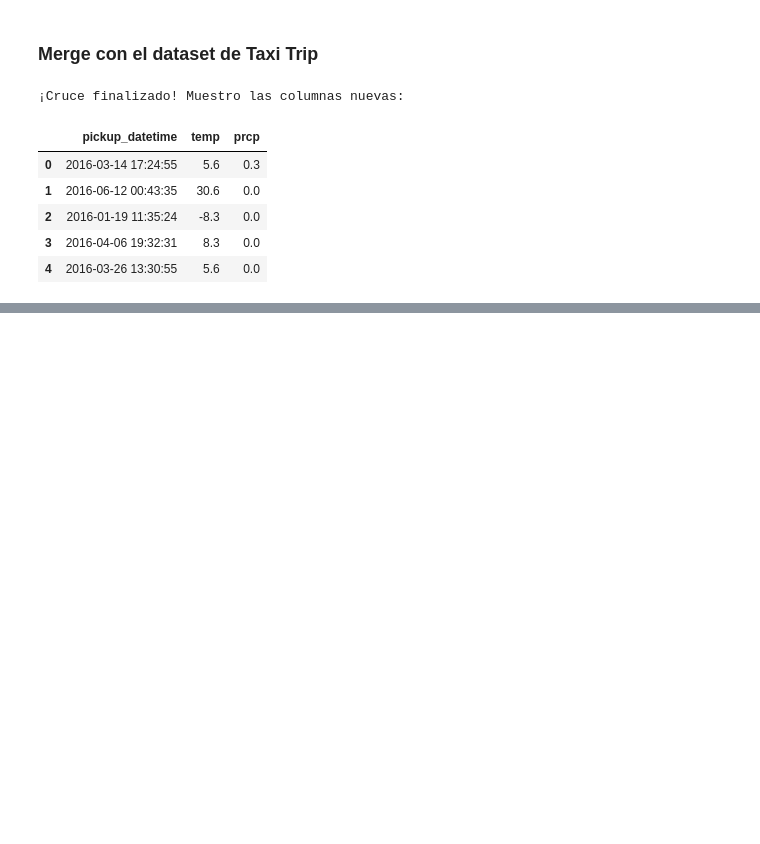
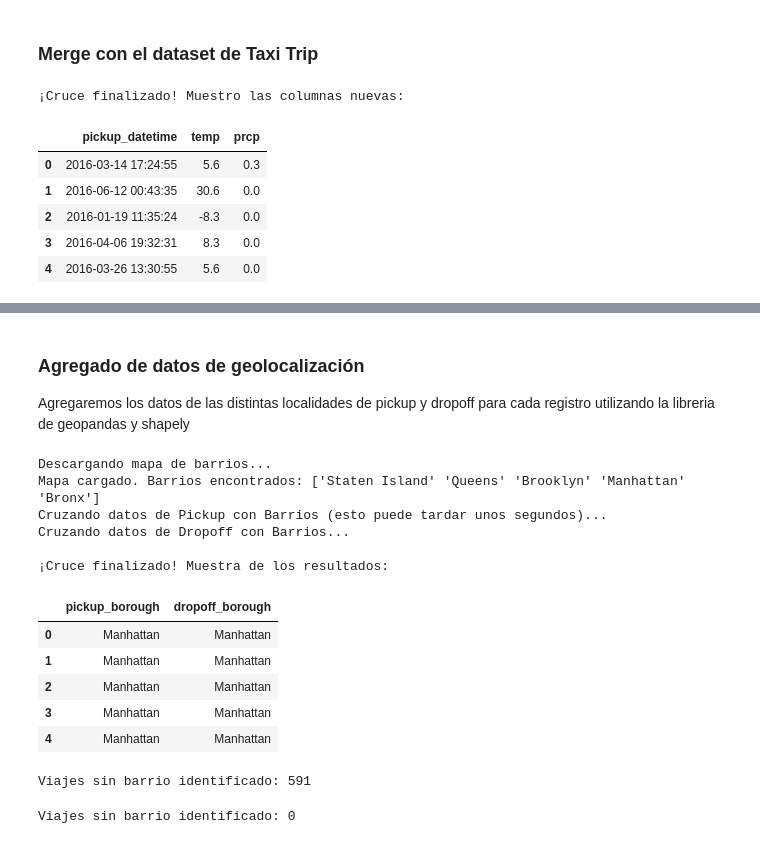
Before and after one commit to settilea/Leandro_Setti_Proyecto_final_DataScience2, a Jupyter notebook: LeandroSetti_Proyecto_Data_Science2.ipynb, the cells around one changed output, grey strips where cells are left out. Saved outputs shown, nothing was run; the diff lists cells and outputs as text; code cells hidden in the pictures; blank space fills up the shorter version.

```diff
--- a/LeandroSetti_Proyecto_Data_Science2.ipynb
+++ b/LeandroSetti_Proyecto_Data_Science2.ipynb
@@ -442,0 +473,75 @@ display(df[['pickup_datetime', 'temp', 'prcp']].head())
+# %% [markdown]
+### Agregado de datos de geolocalización
+Agregaremos los datos de las distintas localidades de pickup y dropoff para cada registro utilizando la libreria de geopandas y shapely
+# %%
+import geopandas as gpd
+from shapely.geometry import Point
+
+# --- PASO 1: Cargar el mapa de Polígonos de NYC ---
+# Utilizo el GeoJSON oficial de la ciudad de Nueva York alojado en Github para mayor velocidad
+url_barrios = "https://raw.githubusercontent.com/dwillis/nyc-maps/master/boroughs.geojson"
+
+print("Descargando mapa de barrios...")
+mapa_barrios = gpd.read_file(url_barrios)
+
+# Me aseguro que el mapa esté en el sistema de coordenadas GPS estándar (WGS84)
+mapa_barrios = mapa_barrios.to_crs("EPSG:4326")
+
+print("Mapa cargado. Barrios encontrados:", mapa_barrios['BoroName'].unique())
+
+# --- PASO 2: Convertir mi DataFrame de Taxis a GeoDataFrame ---
+# Necesito convertir las coordenadas numéricas en "Puntos" geométricos para que GeoPandas entienda.
+
+# Creo geometría para PICKUP
+geometry_pickup = [Point(xy) for xy in zip(df.pickup_longitude, df.pickup_latitude)]
+geo_df_pickup = gpd.GeoDataFrame(df, geometry=geometry_pickup, crs="EPSG:4326")
+
+# --- PASO 3: El Cruce Espacial (Spatial Join) - PICKUP ---
+print("Cruzando datos de Pickup con Barrios (esto puede tardar unos segundos)...")
+
+# 'sjoin' busca en qué polígono cae cada punto
+# uso 'left' para no perder viajes si alguno cae fuera (aunque ya limpiamos antes)
+geo_df_pickup = gpd.sjoin(geo_df_pickup, mapa_barrios[['BoroName', 'geometry']], how='left', predicate='within')
+
+# Renombro la columna nueva y elimino la basura que genera el join
+df['pickup_borough'] = geo_df_pickup['BoroName']
+
+# --- PASO 4: Repetir para DROPOFF ---
+# Ahora hago lo mismo para el destino.
+print("Cruzando datos de Dropoff con Barrios...")
+
+geometry_dropoff = [Point(xy) for xy in zip(df.dropoff_longitude, df.dropoff_latitude)]
+geo_df_dropoff = gpd.GeoDataFrame(df, geometry=geometry_dropoff, crs="EPSG:4326")
+
+geo_df_dropoff = gpd.sjoin(geo_df_dropoff, mapa_barrios[['BoroName', 'geometry']], how='left', predicate='within')
+
+df['dropoff_borough'] = geo_df_dropoff['BoroName']
+
+# --- VALIDACIÓN ---
+print("\n¡Cruce finalizado! Muestra de los resultados:")
+display(df[['pickup_borough', 'dropoff_borough']].head())
+
+# Verificamos si quedaron muchos nulos (puntos que cayeron en el agua o fuera del mapa)
+nulos = df['pickup_borough'].isnull().sum()
+print(f"Viajes sin barrio identificado: {nulos}")
+# %% [output]
+Descargando mapa de barrios...
+Mapa cargado. Barrios encontrados: ['Staten Island' 'Queens' 'Brooklyn' 'Manhattan' 'Bronx']
+Cruzando datos de Pickup con Barrios (esto puede tardar unos segundos)...
+Cruzando datos de Dropoff con Barrios...
+
+¡Cruce finalizado! Muestra de los resultados:
+|  | pickup_borough | dropoff_borough |
+| 0 | Manhattan | Manhattan |
+| 1 | Manhattan | Manhattan |
+| 2 | Manhattan | Manhattan |
+| 3 | Manhattan | Manhattan |
+| 4 | Manhattan | Manhattan |
+Viajes sin barrio identificado: 591
+# %%
+#Elimino los registros que no tienen un barrio asociado
+df = df.dropna(subset=['pickup_borough', 'dropoff_borough'])
+nulos = df['pickup_borough'].isnull().sum()
+print(f"Viajes sin barrio identificado: {nulos}")
+# %% [output]
+Viajes sin barrio identificado: 0
```
Also changed, not shown: parts of 9 cells of this notebook.
